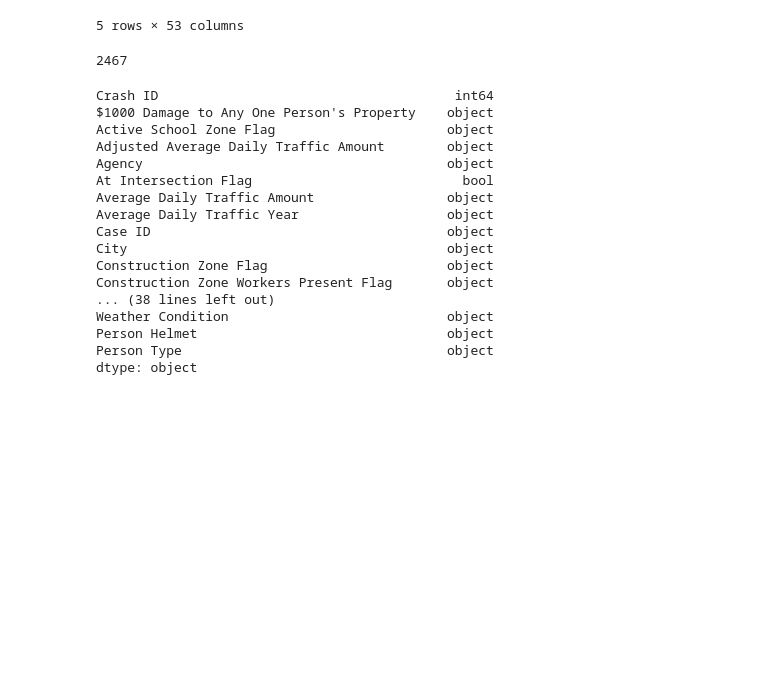
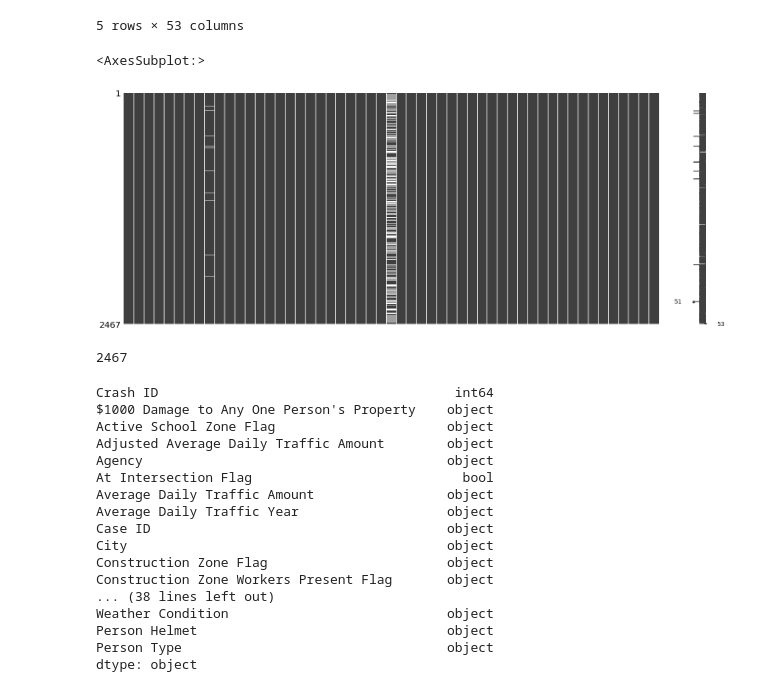
Before and after one commit to soonkienyuan/data-wrangling-school-project, a Jupyter notebook: phase 1 first view of data.ipynb, the cells around one changed output. Saved outputs shown, nothing was run; the diff lists cells and outputs as text; code cells hidden in the pictures; blank space fills up the shorter version.

```diff
--- a/phase 1 first view of data.ipynb
+++ b/phase 1 first view of data.ipynb
@@ -18,6 +18,12 @@ dataset.head()
 | 3 | 12112069 | No | No | No Data | Austin Police Department | ... |
 | 4 | 11376123 | No | No | 22775 | Austin Police Department | ... |
 5 rows × 53 columns
+# %%
+import missingno as msno
+msno.matrix(dataset)
+# %% [output]
+<AxesSubplot:>
+[figure, added]
 # %%
 dataset.count().max()
 # %% [output]
```
Also changed, not shown: 1 other file.
